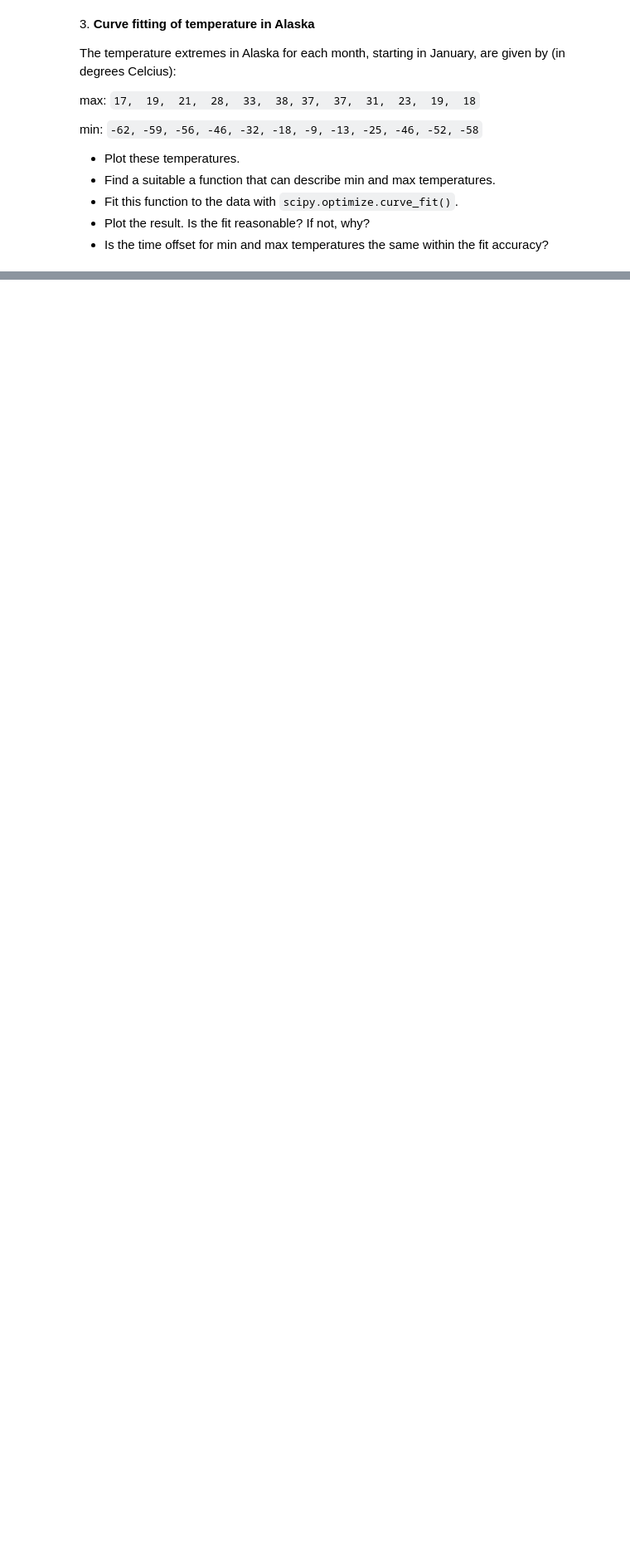
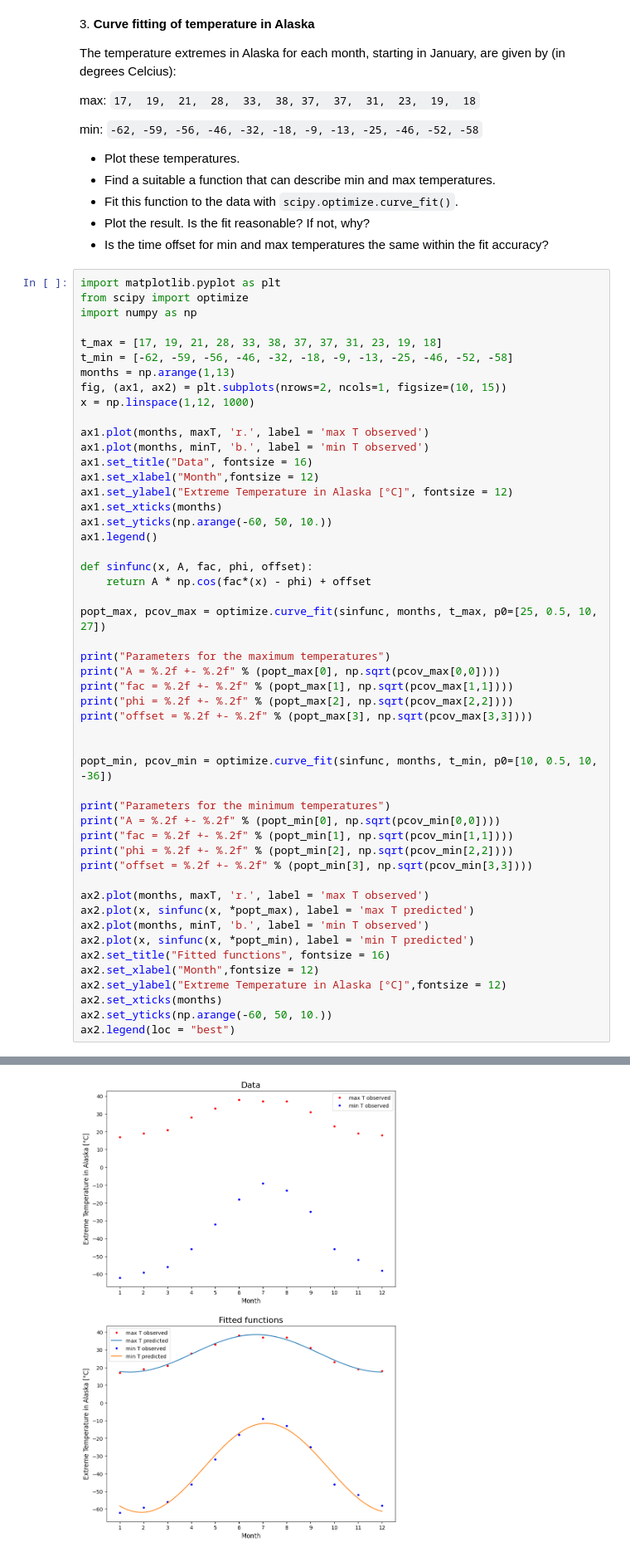
Before and after one commit to alextimis/ScientificComputingWithPython2022, a Jupyter notebook: 10ex_tests.ipynb, the cells around one changed output, grey strips where cells are left out. Shown at 83% size. Cells and saved outputs as stored; diff of their text form; blank space fills up the shorter version.

```diff
--- a/10ex_tests.ipynb
+++ b/10ex_tests.ipynb
@@ -41,3 +88,54 @@ min: `-62, -59, -56, -46, -32, -18, -9, -13, -25, -46, -52, -58`
 * Fit this function to the data with `scipy.optimize.curve_fit()`.
 * Plot the result. Is the fit reasonable? If not, why?
 * Is the time offset for min and max temperatures the same within the fit accuracy?
+# %%
+import matplotlib.pyplot as plt
+from scipy import optimize
+import numpy as np
+
+t_max = [17, 19, 21, 28, 33, 38, 37, 37, 31, 23, 19, 18]
+t_min = [-62, -59, -56, -46, -32, -18, -9, -13, -25, -46, -52, -58]
+months = np.arange(1,13)
+fig, (ax1, ax2) = plt.subplots(nrows=2, ncols=1, figsize=(10, 15))
+x = np.linspace(1,12, 1000)
+
+ax1.plot(months, maxT, 'r.', label = 'max T observed')
+ax1.plot(months, minT, 'b.', label = 'min T observed')
+ax1.set_title("Data", fontsize = 16)
+ax1.set_xlabel("Month",fontsize = 12)
+ax1.set_ylabel("Extreme Temperature in Alaska [°C]", fontsize = 12)
+ax1.set_xticks(months)
+ax1.set_yticks(np.arange(-60, 50, 10.))
+ax1.legend()
+
+def sinfunc(x, A, fac, phi, offset):
+    return A * np.cos(fac*(x) - phi) + offset
+
+popt_max, pcov_max = optimize.curve_fit(sinfunc, months, t_max, p0=[25, 0.5, 10, 27])
+
+print("Parameters for the maximum temperatures")
+print("A = %.2f +- %.2f" % (popt_max[0], np.sqrt(pcov_max[0,0])))
+print("fac = %.2f +- %.2f" % (popt_max[1], np.sqrt(pcov_max[1,1])))
+print("phi = %.2f +- %.2f" % (popt_max[2], np.sqrt(pcov_max[2,2])))
+print("offset = %.2f +- %.2f" % (popt_max[3], np.sqrt(pcov_max[3,3])))
+
+
+popt_min, pcov_min = optimize.curve_fit(sinfunc, months, t_min, p0=[10, 0.5, 10, -36])
+
+print("Parameters for the minimum temperatures")
+print("A = %.2f +- %.2f" % (popt_min[0], np.sqrt(pcov_min[0,0])))
+print("fac = %.2f +- %.2f" % (popt_min[1], np.sqrt(pcov_min[1,1])))
+print("phi = %.2f +- %.2f" % (popt_min[2], np.sqrt(pcov_min[2,2])))
+print("offset = %.2f +- %.2f" % (popt_min[3], np.sqrt(pcov_min[3,3])))
+
+ax2.plot(months, maxT, 'r.', label = 'max T observed')
+ax2.plot(x, sinfunc(x, *popt_max), label = 'max T predicted')
+ax2.plot(months, minT, 'b.', label = 'min T observed')
+ax2.plot(x, sinfunc(x, *popt_min), label = 'min T predicted')
+ax2.set_title("Fitted functions", fontsize = 16)
+ax2.set_xlabel("Month",fontsize = 12)
+ax2.set_ylabel("Extreme Temperature in Alaska [°C]",fontsize = 12)
+ax2.set_xticks(months)
+ax2.set_yticks(np.arange(-60, 50, 10.))
+ax2.legend(loc = "best")
+# %% [output]
@@ -44,3 +153,4 @@ min: `-62, -59, -56, -46, -32, -18, -9, -13, -25, -46, -52, -58`
+[figure, added]
 # %% [markdown]
 4\. **Fit the residues**
 
```
Also changed, not shown: parts of 5 cells of this notebook, 1 other file.
